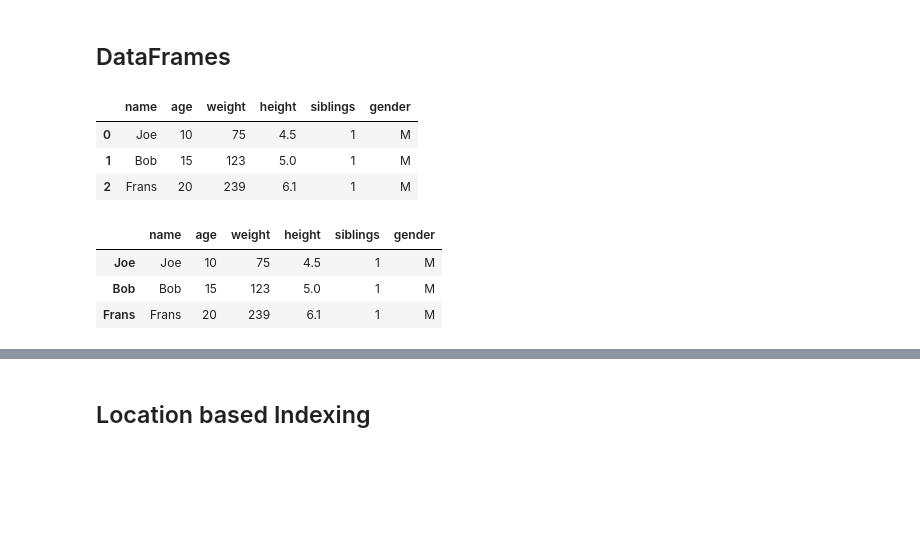
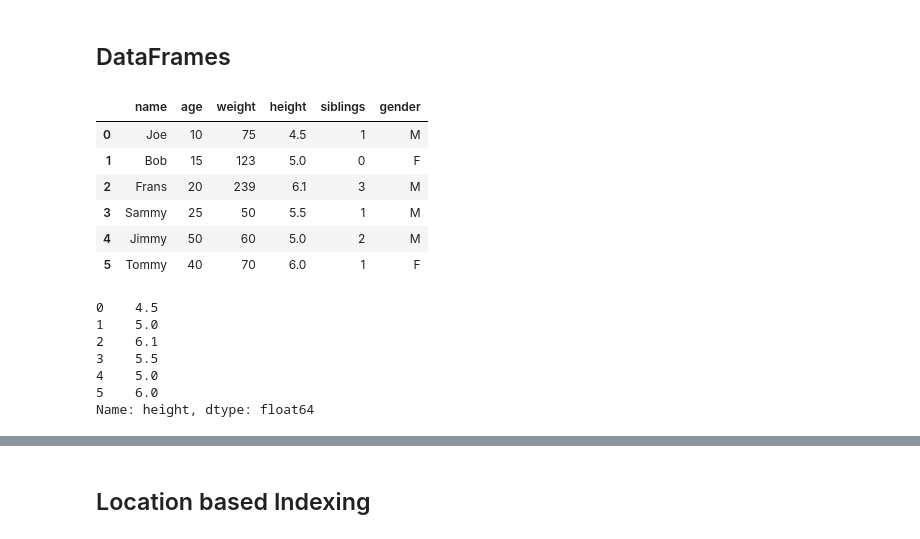
Before and after one commit to Monica05-aadi/PythonBasics, a Jupyter notebook: 2 - Python/13_Pandas.ipynb, the cells around one changed output, grey strips where cells are left out. Cells and saved outputs as stored; diff of their text form; code cells hidden in the pictures; blank space fills up the shorter version.

```diff
--- a/2 - Python/13_Pandas.ipynb
+++ b/2 - Python/13_Pandas.ipynb
@@ -53,32 +55,30 @@ np.mean(s1)
 # %% [markdown]
 ## DataFrames
 # %%
-my_dict = {"name" : ["Joe","Bob","Frans"],
-           "age" : np.array([10,15,20]),
-           "weight" : (75,123,239),
-           "height" : pd.Series([4.5, 5, 6.1]),
-           "siblings" : 1,
-           "gender" : "M"}
+my_dict = {"name" : ["Joe","Bob","Frans","Sammy", "Jimmy", "Tommy"],
+           "age" : np.array([10,15,20, 25, 50, 40]),
+           "weight" : (75,123,239, 50,60,70),
+           "height" : pd.Series([4.5, 5, 6.1, 5.5, 5, 6]).values,
+           "siblings" :([1, 0,3,1,2,1 ]),
+           "gender" : (["M","F","M", "M", "M" , "F"])}
 
 df = pd.DataFrame(my_dict)
 df
 # %% [output]
 |  | name | age | weight | height | siblings | gender |
 | 0 | Joe | 10 | 75 | 4.5 | 1 | M |
-| 1 | Bob | 15 | 123 | 5.0 | 1 | M |
-| 2 | Frans | 20 | 239 | 6.1 | 1 | M |
+| 1 | Bob | 15 | 123 | 5.0 | 0 | F |
+| 2 | Frans | 20 | 239 | 6.1 | 3 | M |
+| 3 | Sammy | 25 | 50 | 5.5 | 1 | M |
+| 4 | Jimmy | 50 | 60 | 5.0 | 2 | M |
+| 5 | Tommy | 40 | 70 | 6.0 | 1 | F |
-# %%
-my_dict = {"name" : ["Joe","Bob","Frans"],
-           "age" : np.array([10,15,20]),
-           "weight" : (75, 123, 239),
-           "height" : (4.5, 5, 6.1),
-           "siblings" : 1,
-           "gender" : "M"}
-
-df = pd.DataFrame(my_dict, index = my_dict['name'])
-df
-# %% [output]
-|  | name | age | weight | height | siblings | gender |
-| Joe | Joe | 10 | 75 | 4.5 | 1 | M |
-| Bob | Bob | 15 | 123 | 5.0 | 1 | M |
-| Frans | Frans | 20 | 239 | 6.1 | 1 | M |
+# %%
+df.height
+# %% [output]
+0    4.5
+1    5.0
+2    6.1
+3    5.5
+4    5.0
+5    6.0
+Name: height, dtype: float64
```
Also changed, not shown: parts of 23 cells of this notebook, 3 other files.
